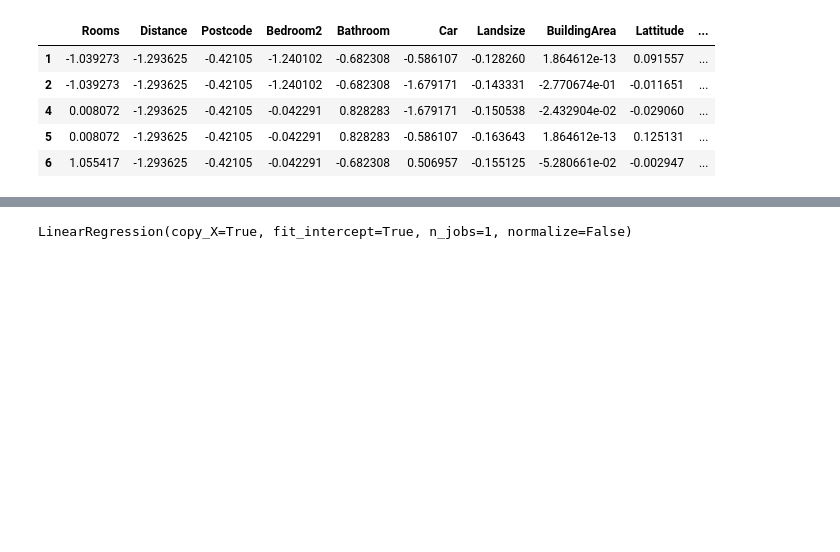
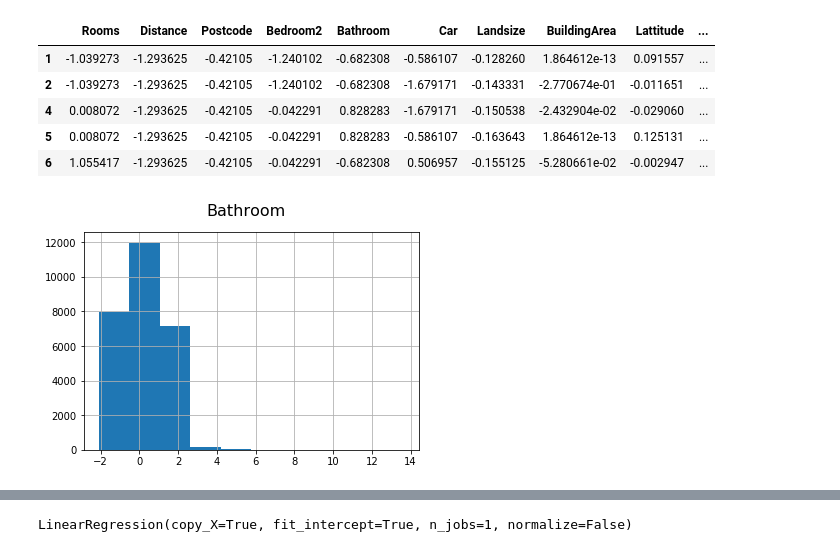
Before and after one commit to dinhbao10t4/MachineLearningAssignment, a Jupyter notebook: Melbourne_housing/Melbourne_housing_notebook.ipynb, the cells around one changed output, grey strips where cells are left out. Cells and saved outputs as stored; diff of their text form; code cells hidden in the pictures; blank space fills up the shorter version.

```diff
--- a/Melbourne_housing/Melbourne_housing_notebook.ipynb
+++ b/Melbourne_housing/Melbourne_housing_notebook.ipynb
@@ -247,0 +227,6 @@ X.head()
+# %%
+le = LabelEncoder()
+
+X['Suburb_LabelEncoded'] = le.fit_transform(X.Suburb)
+X['SellerG_LabelEncoded'] = le.fit_transform(X.SellerG)
+X.head()
@@ -247,0 +245,3 @@ X.head()
+# %%
+X.drop(['SellerG'], axis = 1, inplace = True)
+X.drop(['Suburb'], axis = 1, inplace = True)
@@ -248,5 +250,5 @@ X.head()
 # %%
-X = pd.get_dummies(X, columns=['Suburb', 'Type', 'Method', 'SellerG', 'CouncilArea', 'Regionname']);
+X = pd.get_dummies(X, columns=['Type', 'Method', 'CouncilArea', 'Regionname']);
 # %%
 X.head()
 # %% [output]
@@ -319,3 +326,9 @@ X.head()
 | 4 | 0.008072 | -1.293625 | -0.42105 | -0.042291 | 0.828283 | -1.679171 | -0.150538 | -2.432904e-02 | -0.029060 | ... |
 | 5 | 0.008072 | -1.293625 | -0.42105 | -0.042291 | 0.828283 | -0.586107 | -0.163643 | 1.864612e-13 | 0.125131 | ... |
 | 6 | 1.055417 | -1.293625 | -0.42105 | -0.042291 | -0.682308 | 0.506957 | -0.155125 | -5.280661e-02 | -0.002947 | ... |
+# %%
+X.Rooms.hist()
+plt.suptitle("Bathroom", fontsize=16)
+plt.show()
+# %% [output]
+[figure, added]
```
Also changed, not shown: parts of 40 cells of this notebook.
